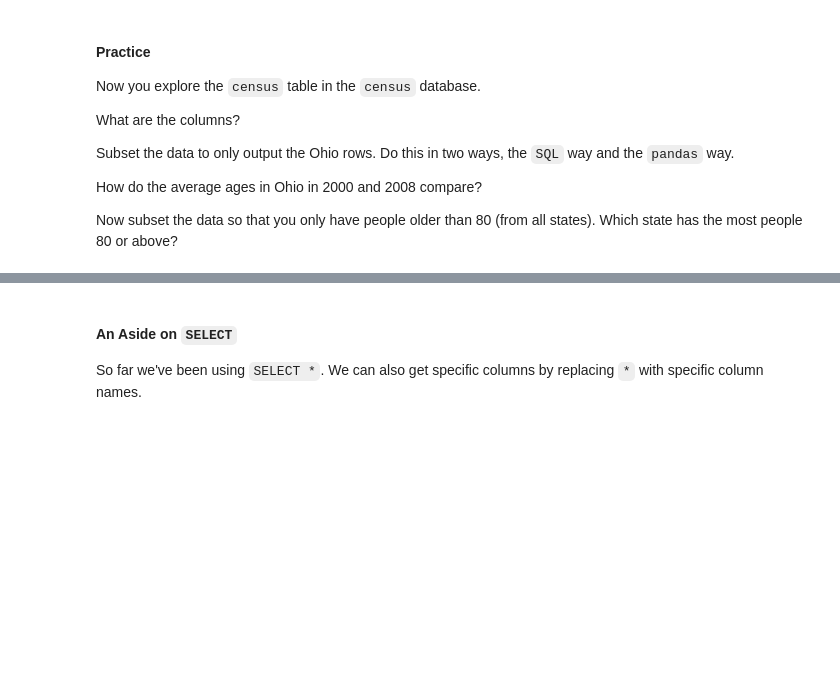
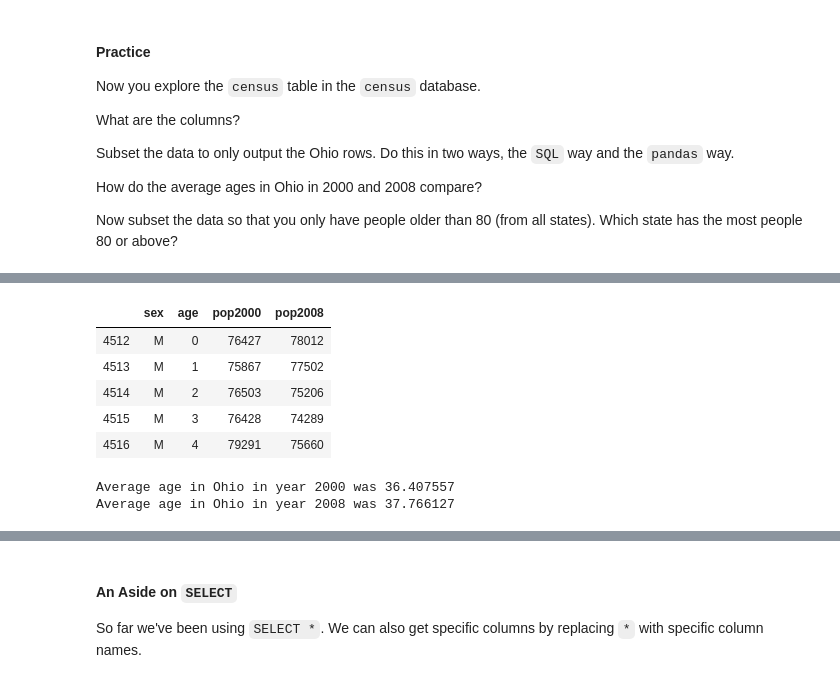
Before and after one commit to toej93/Code2020Materials, a Jupyter notebook: Lectures/DataGathering/Notebook 4 - Python and Interacting With Databases.ipynb, the cells around one changed output, grey strips where cells are left out. Cells and saved outputs as stored; diff of their text form; code cells hidden in the pictures; blank space fills up the shorter version.

```diff
--- a/Lectures/DataGathering/Notebook 4 - Python and Interacting With Databases.ipynb
+++ b/Lectures/DataGathering/Notebook 4 - Python and Interacting With Databases.ipynb
@@ -342,0 +415,26 @@ Now subset the data so that you only have people older than 80 (from all states)
+# %%
+## Code here
+## The pandas way
+c.execute('SELECT * FROM census')
+census_df = pd.DataFrame(c.fetchall(), columns = [x[0] for x in c.description])
+census_df.head(10)
+#Filter for Ohio only
+ohio_df = census_df[census_df['state']=="Ohio"]
+ohio_df=ohio_df.drop(['state'], axis=1)
+ohio_df.head()
+# %% [output]
+|  | sex | age | pop2000 | pop2008 |
+| 4512 | M | 0 | 76427 | 78012 |
+| 4513 | M | 1 | 75867 | 77502 |
+| 4514 | M | 2 | 76503 | 75206 |
+| 4515 | M | 3 | 76428 | 74289 |
+| 4516 | M | 4 | 79291 | 75660 |
+# %%
+import numpy as np
+print("Average age in Ohio in year 2000 was %f"%np.average(ohio_df["age"], weights=ohio_df["pop2000"]))
+print("Average age in Ohio in year 2008 was %f"%np.average(ohio_df["age"], weights=ohio_df["pop2008"]))
+
+# total_pop = ohio_df["pop2000"].sum()
+# %% [output]
+Average age in Ohio in year 2000 was 36.407557
+Average age in Ohio in year 2008 was 37.766127
```
Also changed, not shown: parts of 25 cells of this notebook, 3 other files.
